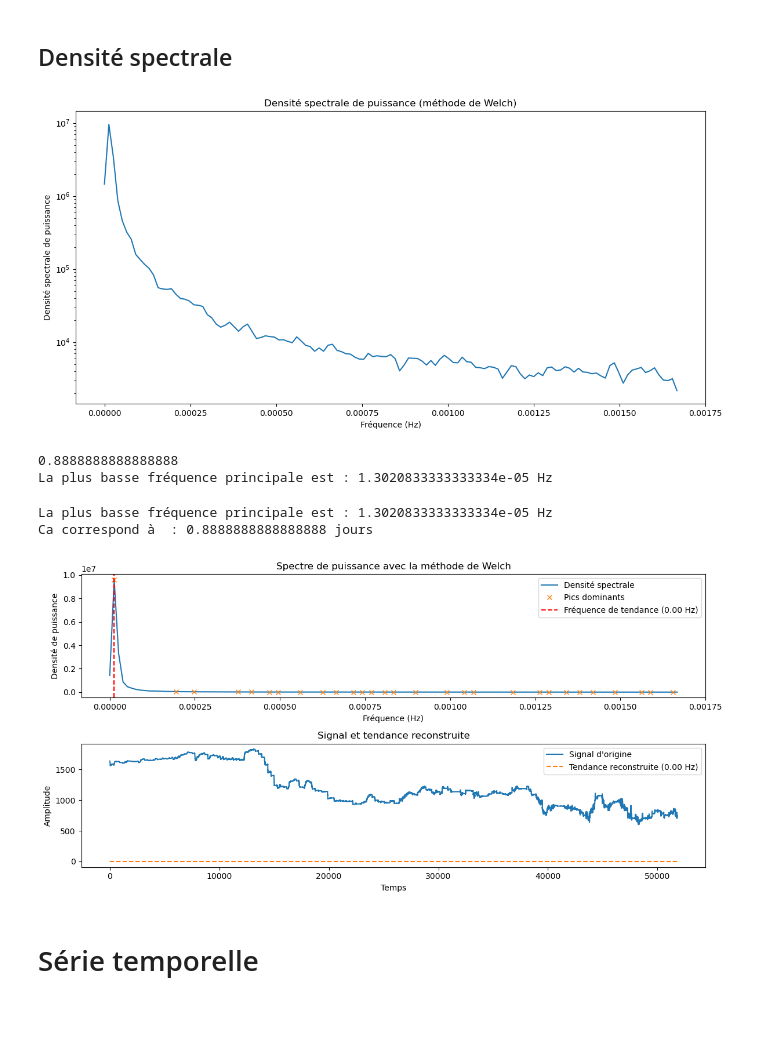
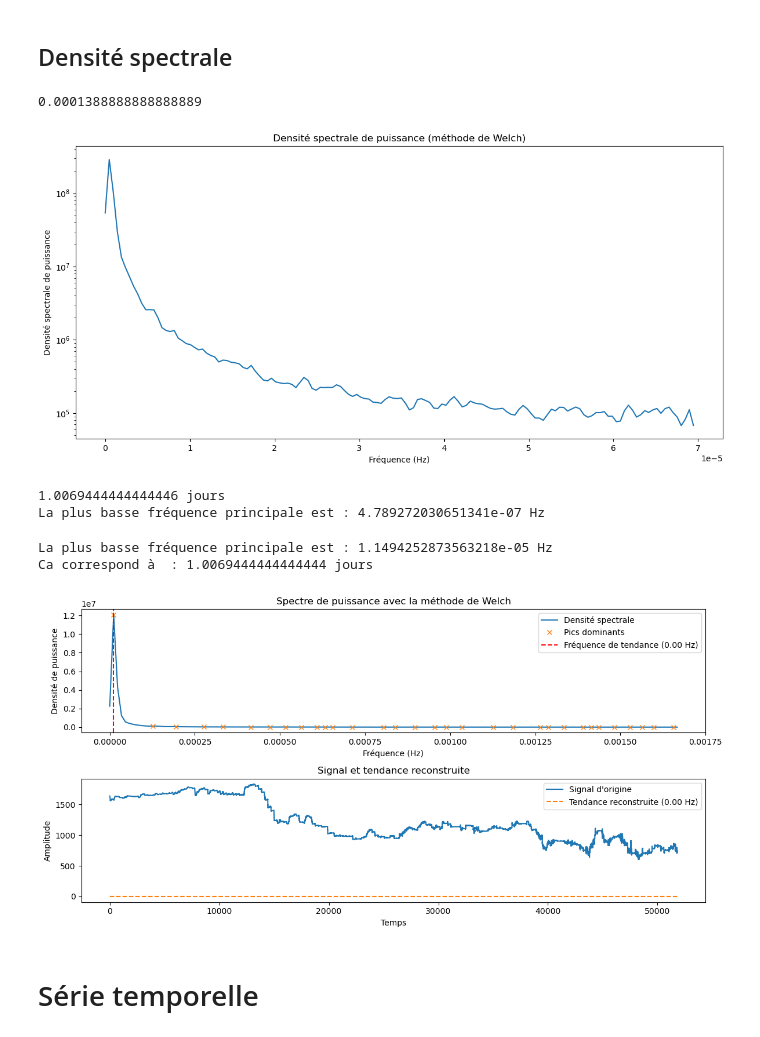
Before and after one commit to PiDchsn/Projet-RI, a Jupyter notebook: Analyse.ipynb, the cells around one changed output. Cells and saved outputs as stored; diff of their text form; code cells hidden in the pictures.

```diff
--- a/Analyse.ipynb
+++ b/Analyse.ipynb
@@ -410,28 +410,30 @@ Les 45 premières fréquences ( trouvées par peaks ) ne sont pas super représe
 # %%
 from scipy.signal import welch
 # %%
-T = 60*5
+T = 60*5*24
 fs = 1 / T
+print(fs)
 
-frequencies, power_spectral_density = welch(data_ajust, fs=fs, nperseg = 256 , noverlap = 256/4)
+frequencies, power_spectral_density = welch(data_ajust, fs=fs, nperseg =290 , noverlap = 290/2)
 
 # Tracé du signal d'origine
 plt.figure(figsize=(12, 6))
 
 plt.semilogy(frequencies, np.abs(power_spectral_density))
 plt.title('Densité spectrale de puissance (méthode de Welch)')
 plt.xlabel('Fréquence (Hz)')
 plt.ylabel('Densité spectrale de puissance')
 
 plt.tight_layout()
 plt.show()
 
-print( 1/frequencies[np.argmax(np.abs(power_spectral_density))] /(3600*24))
+print( 1/frequencies[np.argmax(np.abs(power_spectral_density))] /(3600*24*24), "jours")
 print(f"La plus basse fréquence principale est : {frequencies[np.argmax(np.abs(power_spectral_density))]} Hz")
 # %% [output]
+0.0001388888888888889
-[figure, old version]
+[figure, new version]
-0.8888888888888888
-La plus basse fréquence principale est : 1.3020833333333334e-05 Hz
+1.0069444444444446 jours
+La plus basse fréquence principale est : 4.789272030651341e-07 Hz
 # %%
 import numpy as np
 import matplotlib.pyplot as plt
@@ -444,7 +446,7 @@ T = 60*5
 fs = 1 / T  # Remplace par la fréquence d'échantillonnage réelle du signal
 
 # Décomposition spectrale de Welch
-frequencies, power_spectral_density = welch(signal, fs=fs, nperseg=256)
+frequencies, power_spectral_density = welch(signal, fs=fs, nperseg=290)
 
 # Identification des fréquences dominantes
 peaks, _ = find_peaks(np.abs(power_spectral_density))
@@ -485,9 +487,9 @@ plt.title("Signal et tendance reconstruite")
 plt.tight_layout()
 plt.show()
 # %% [output]
-La plus basse fréquence principale est : 1.3020833333333334e-05 Hz
-Ca correspond à  : 0.8888888888888888 jours
+La plus basse fréquence principale est : 1.1494252873563218e-05 Hz
+Ca correspond à  : 1.0069444444444444 jours
-[figure, old version]
+[figure, new version]
 # %% [markdown]
 # Série temporelle
 # %% [markdown]
```
Also changed, not shown: parts of 3 cells of this notebook.
